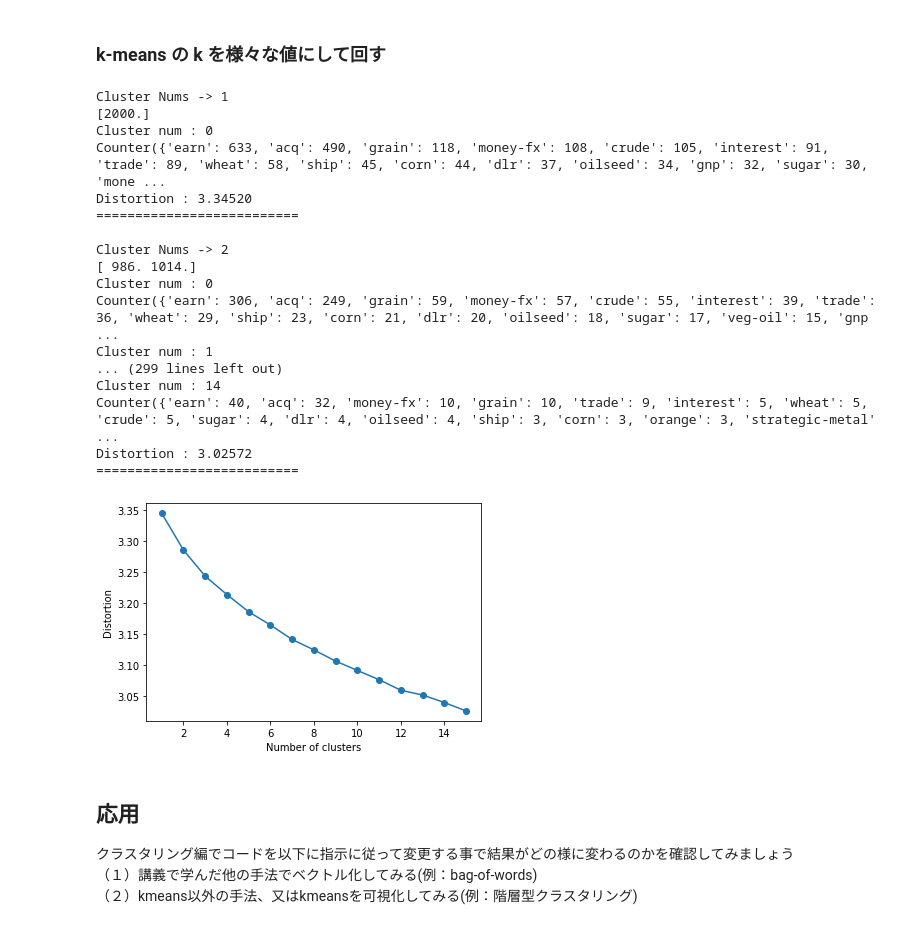
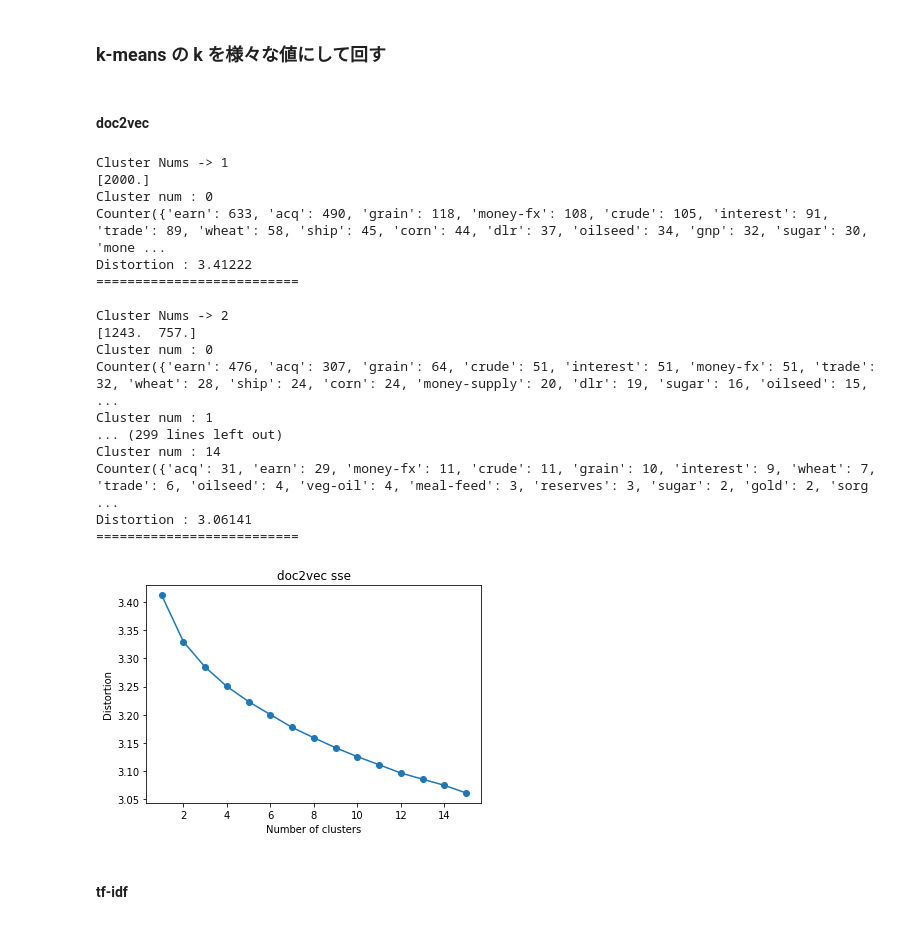
Before and after one commit to WhiteFox-Lugh/Pratice-TextAnalysis, a Jupyter notebook: exercise2A.ipynb, the cells around one changed output. Cells and saved outputs as stored; diff of their text form; code cells hidden in the pictures.

```diff
--- a/exercise2A.ipynb
+++ b/exercise2A.ipynb
@@ -101,8 +80,5 @@ en_stop = nltk.corpus.stopwords.words('english')
 # %%
-en_stop= ["``","/",",.",".,",";","--",":",")","(",'"','&',"'",'),',',"','-','.,','.,"','.-',"?",">","<"]                  \
-         + ["0","1","2","3","4","5","6","7","8","9","10","11","12","86","1986","1987","000"]                                                      \
-         + ["said","say","u","v","mln","ct","net","dlrs","tonne","pct","shr","nil","company","lt","share","year","billion","price"]          \
-         + en_stop
+en_stop= ["``","/",",.",".,",";","--",":",")","(",'"','&',"'",'),',',"','-','.,','.,"','.-',"?",">","<"] + ["said","say","u","v","mln","ct","net","dlrs","tonne","pct","shr","nil","company","lt","share","year","billion","price"] + en_stop
 # %% [markdown]
 ### 前処理関数の作成
 # %%
@@ -113,15 +89,22 @@ def preprocess_word(word, stopwordset):
     #1.make words lower ex: Python =>python
     word=word.lower()
 
-    #2.remove "," and "."
+    #2. remove number
+    try:
+      word = int(word)
+      return None
+    except:
+      pass
+
+    #3.remove "," and "."
     if word in [",","."]:
         return None
 
-    #3.remove stopword  ex: the => (None)
+    #4.remove stopword  ex: the => (None)
     if word in stopwordset:
         return None
 
-    #4.lemmatize  ex: cooked=>cook
+    #5.lemmatize  ex: cooked=>cook
     lemma = wn.morphy(word)
     if lemma is None:
         return word
@@ -213,11 +206,11 @@ def fun_kmeans(n, v_input):
   ret2 = km.inertia_
   return ret, ret2
 # %%
-def cluster_counter(n, v, clusters_res):
+def cluster_counter(n, v_len, clusters_res):
   # クラスタごとのカウント
   cnt = np.zeros(n)
 
-  for j in range(len(v)):
+  for j in range(v_len):
     c = clusters_res[j]
     cnt[c] += 1
 
@@ -238,6 +231,8 @@ def show_category(n, cls_res):
   return
 # %% [markdown]
 ### k-means の k を様々な値にして回す
+# %% [markdown]
+#### doc2vec
 # %%
 x = np.empty(0)
 y = np.empty(0)
@@ -248,7 +243,7 @@ for i in range(1, 16, 1):
   clusters, sse = fun_kmeans(i, vecs)
 
   # クラスタリング結果表示（数）
-  cluster_counter(i, vecs, clusters)
+  cluster_counter(i, len(vecs), clusters)
 
   # タグの表示
   show_category(i, clusters)
@@ -261,34 +256,32 @@ for i in range(1, 16, 1):
   y = np.append(y, sse)
 
   print("==========================\n")
-
-plt.plot(x, y, marker='o')
-plt.xlabel('Number of clusters')
-plt.ylabel('Distortion')
-plt.show()
 # %% [output]
 Cluster Nums -> 1
 [2000.]
 Cluster num : 0
 Counter({'earn': 633, 'acq': 490, 'grain': 118, 'money-fx': 108, 'crude': 105, 'interest': 91, 'trade': 89, 'wheat': 58, 'ship': 45, 'corn': 44, 'dlr': 37, 'oilseed': 34, 'gnp': 32, 'sugar': 30, 'mone ...
-Distortion : 3.34520
+Distortion : 3.41222
 ==========================
 
 Cluster Nums -> 2
-[ 986. 1014.]
+[1243.  757.]
 Cluster num : 0
-Counter({'earn': 306, 'acq': 249, 'grain': 59, 'money-fx': 57, 'crude': 55, 'interest': 39, 'trade': 36, 'wheat': 29, 'ship': 23, 'corn': 21, 'dlr': 20, 'oilseed': 18, 'sugar': 17, 'veg-oil': 15, 'gnp ...
+Counter({'earn': 476, 'acq': 307, 'grain': 64, 'crude': 51, 'interest': 51, 'money-fx': 51, 'trade': 32, 'wheat': 28, 'ship': 24, 'corn': 24, 'money-supply': 20, 'dlr': 19, 'sugar': 16, 'oilseed': 15, ...
 Cluster num : 1
 ... (299 lines left out)
 Cluster num : 14
-Counter({'earn': 40, 'acq': 32, 'money-fx': 10, 'grain': 10, 'trade': 9, 'interest': 5, 'wheat': 5, 'crude': 5, 'sugar': 4, 'dlr': 4, 'oilseed': 4, 'ship': 3, 'corn': 3, 'orange': 3, 'strategic-metal' ...
-Distortion : 3.02572
+Counter({'acq': 31, 'earn': 29, 'money-fx': 11, 'crude': 11, 'grain': 10, 'interest': 9, 'wheat': 7, 'trade': 6, 'oilseed': 4, 'veg-oil': 4, 'meal-feed': 3, 'reserves': 3, 'sugar': 2, 'gold': 2, 'sorg ...
+Distortion : 3.06141
 ==========================
-[figure, removed]
-# %% [markdown]
-## 応用
-<p1>
-    クラスタリング編でコードを以下に指示に従って変更する事で結果がどの様に変わるのかを確認してみましょう<br>
-    （１）講義で学んだ他の手法でベクトル化してみる(例：bag-of-words)<br>
-    （２）kmeans以外の手法、又はkmeansを可視化してみる(例：階層型クラスタリング)<br>
-<p1>
+# %%
+# エルボー法の plot
+plt.plot(x, y, marker='o')
+plt.xlabel('Number of clusters')
+plt.ylabel('Distortion')
+plt.title("doc2vec sse")
+plt.show()
+# %% [output]
+[figure, added]
+# %% [markdown]
+#### tf-idf
```
Also changed, not shown: parts of 30 cells of this notebook.
